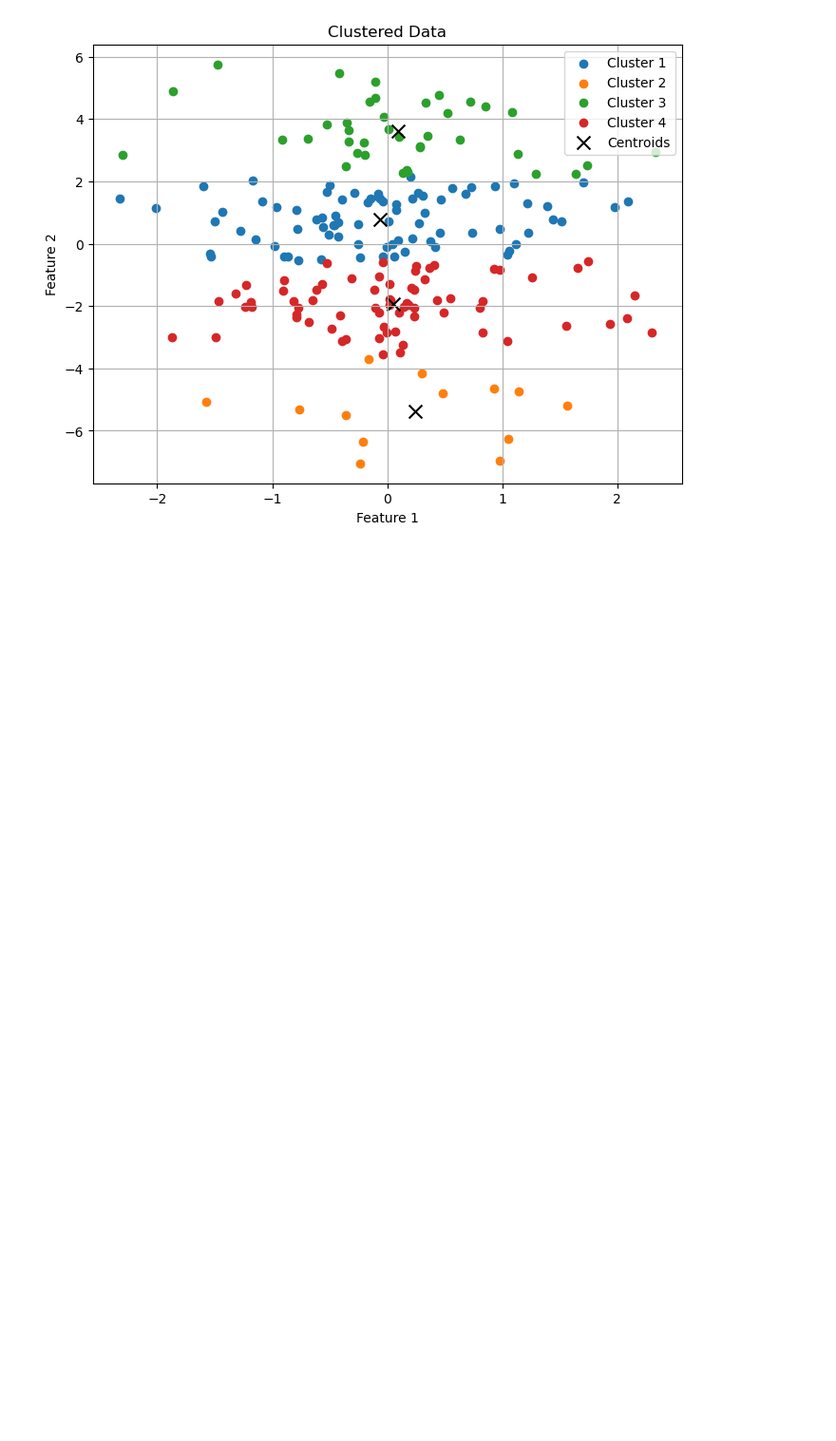
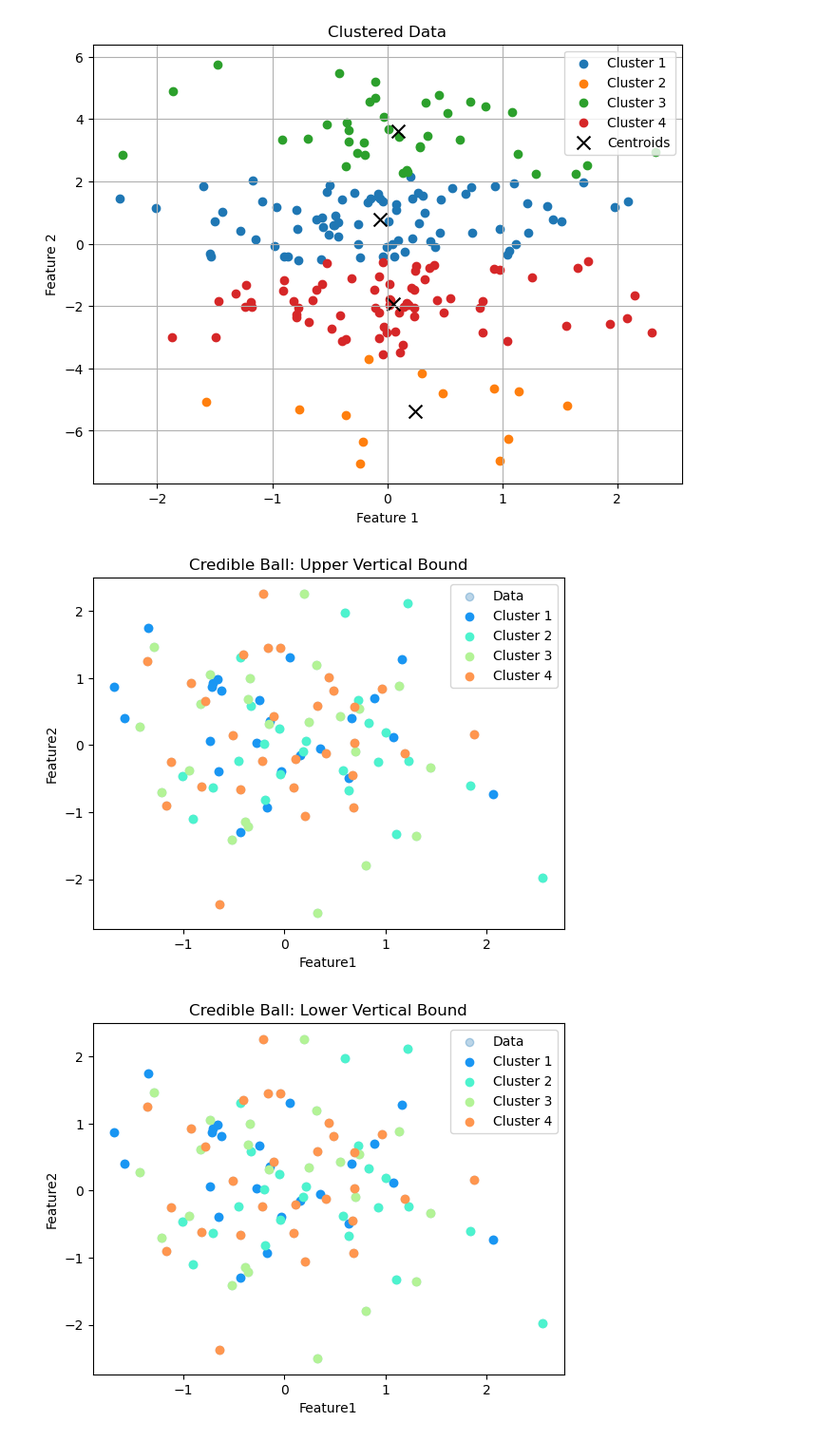
Before and after one commit to AugustinCablant/Bayesian-Statistics, a Jupyter notebook: notebook.ipynb, the cells around one changed output. Shown: that part at 95% size. Drawn from its saved outputs; the diff is of its cells as text; code cells hidden in the pictures; blank space fills up the shorter version.

```diff
--- a/notebook.ipynb
+++ b/notebook.ipynb
@@ -71,3 +74,22 @@ plt.grid()
 plt.show()
 # %% [output]
 [figure]
+# %%
+n_samples = 100
+sigma = [0.5, 0.5]
+data = generate_data(n_samples, sigma)
+
+# Simuler un clustering optimal et des échantillons de clustering
+n_clusters = 4
+c_star = np.random.randint(1, n_clusters + 1, n_samples)
+cls_draw = np.random.randint(1, n_clusters + 1, size=(50, n_samples))  # 50 échantillons de clustering
+
+# Calculer la Credible Ball
+credible_ball = calculate_credible_ball(c_star, cls_draw, c_dist="VI", alpha=0.05)
+
+# Tracer la Credible Ball
+data_df = pd.DataFrame(data, columns=["Feature1", "Feature2"])
+plot_credibleball(credible_ball, data_df)
+# %% [output]
+[figure, added]
+[figure, added]
```
Also changed, not shown: parts of 2 cells of this notebook, 3 other files.
